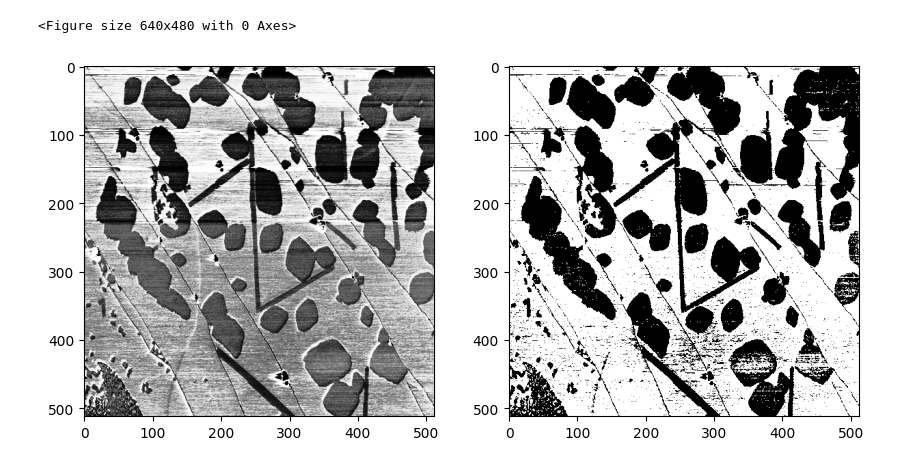
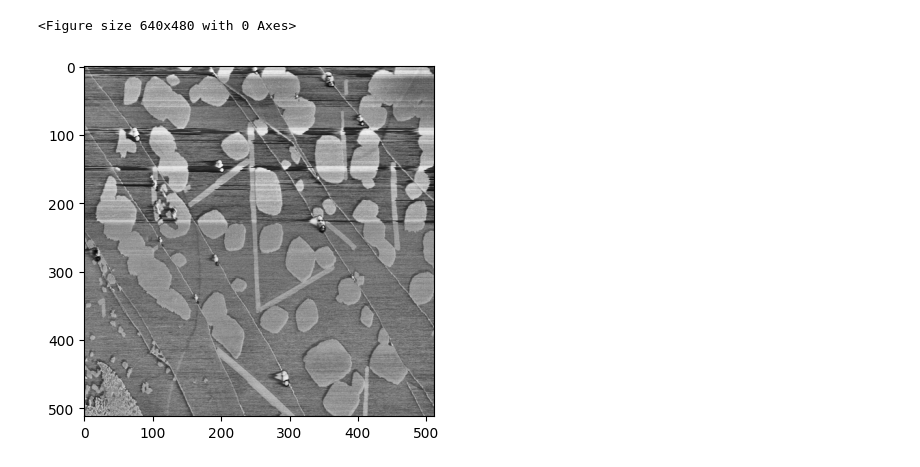
Before and after one commit to anushka-220/Machine-Learning, a Jupyter notebook: Denoise/masking.ipynb, the cells around one changed output. Saved outputs shown, nothing was run; the diff lists cells and outputs as text; code cells hidden in the pictures.

```diff
--- a/Denoise/masking.ipynb
+++ b/Denoise/masking.ipynb
@@ -5,38 +10,43 @@ import matplotlib.pyplot as plt
 # %%
 # Read the image
 image = cv2.imread('D:\\Pranav\\Pictures\\Saved Pictures\\1_amplitude.jpg')
 image2 = cv2.imread('D:\\Pranav\\Pictures\\Saved Pictures\\1_phase.jpg')
-segmentation_mask = np.ones_like(image)
+mask = np.zeros_like(image2)
+# Convert the image to grayscale
+gray_amp = cv2.cvtColor(image, cv2.COLOR_BGR2GRAY)
+gray_phase = cv2.cvtColor(image2, cv2.COLOR_RGB2GRAY)
 
-# Convert the image to grayscale
-gray = cv2.cvtColor(image, cv2.COLOR_BGR2GRAY)
-gray2 = cv2.cvtColor(image2, cv2.COLOR_RGB2GRAY)
-# histogram equalisation
-equalized_image = cv2.equalizeHist(gray2)
+# histogram equalisation (increases contrast)
+#equalized_image_phase = cv2.equalizeHist(gray_phase)
+
+#CLAHE (Contrast Limited Adaptive Histogram Equalization)
+clahe = cv2.createCLAHE(clipLimit=2.0, tileGridSize=(8, 8))
+equalized_image_phase = clahe.apply(gray_phase)
+
+#
+
+#thresholding
+_, thresholded = cv2.threshold(equalized_image_phase, 130, 255, cv2.THRESH_BINARY)
 
 
-#thresholding
-_, thresholded = cv2.threshold(equalized_image, 160, 255, cv2.THRESH_BINARY)
+# Apply edge detection using Canny
+edges = cv2.Canny(gray_amp,200, 300, apertureSize=3)
+edges2 = cv2.Canny(gray_phase,65,75,apertureSize=3)
 
-# Apply edge detection using Canny
-
-edges = cv2.Canny(gray,200, 300, apertureSize=3)
-edges2 = cv2.Canny(gray2,65,75,apertureSize=3)
 # Find contours in the binary image
-contours, _ = cv2.findContours(thresholded, cv2.RETR_EXTERNAL, cv2.CHAIN_APPROX_SIMPLE)
-
-# Draw contours on the mask
-contoured = cv2.drawContours(segmentation_mask, contours,-1, (255,255,255), thickness=2)
-
-# Display the original image with contours
-plt.set_cmap("Greys")
+#contours, _ = cv2.findContours(thresholded, cv2.RETR_EXTERNAL, cv2.CHAIN_APPROX_SIMPLE)
+# draw contours
+#cv2.drawContours(mask, contours, -1, (255,255,255), thickness=1)
+plt.set_cmap("grey")
 plt.figure(figsize=(21,10))
 plt.subplot(2,4,1)
-plt.imshow(equalized_image)
-plt.subplot(2,4,2)
-plt.imshow(thresholded)
+plt.imshow(equalized_image_phase)
+#plt.subplot(2,4,2)
+# plt.imshow(thresholded)
+# plt.subplot(2,4,3)
+#plt.imshow(mask)
 
 plt.show()
 # %% [output]
 <Figure size 640x480 with 0 Axes>
-[figure, old version]
+[figure, new version]
```
Also changed, not shown: parts of 7 cells of this notebook, 1 other file.
